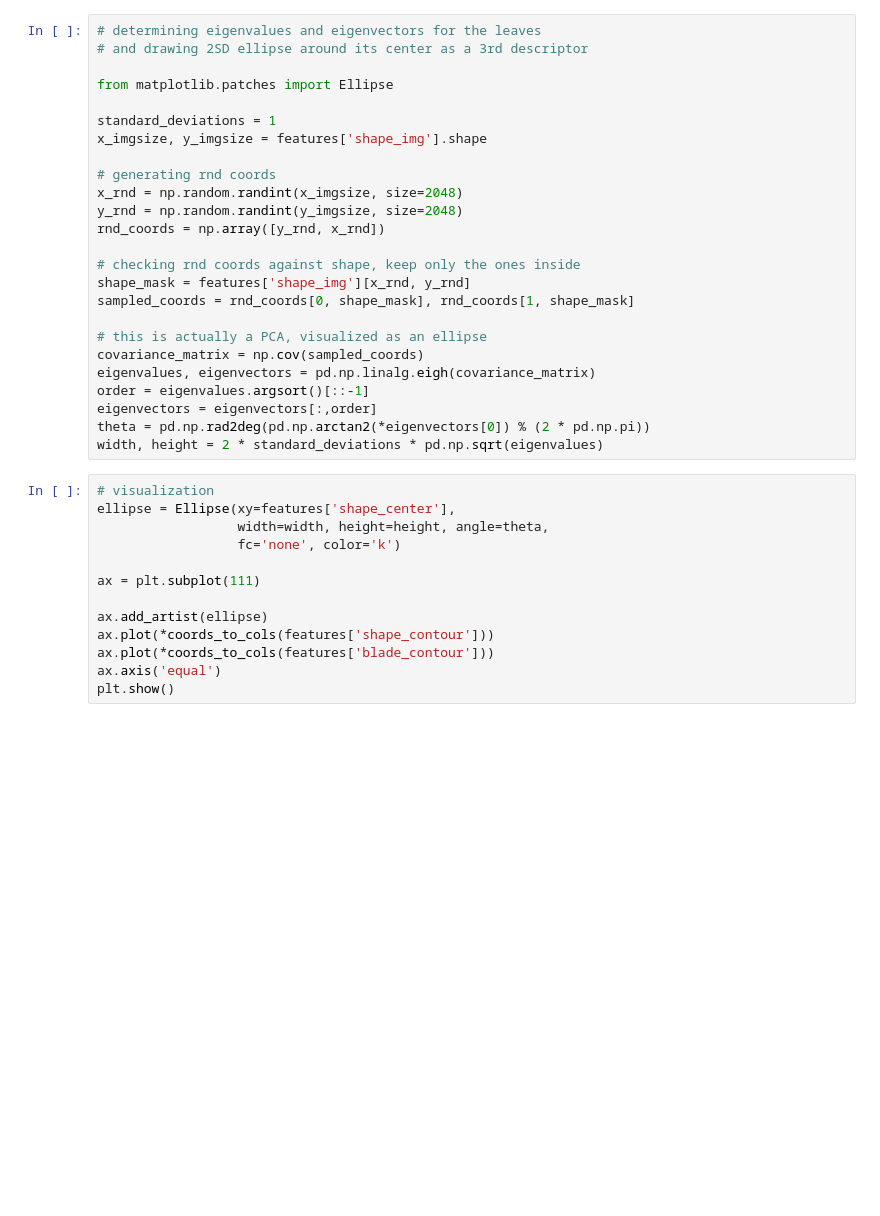
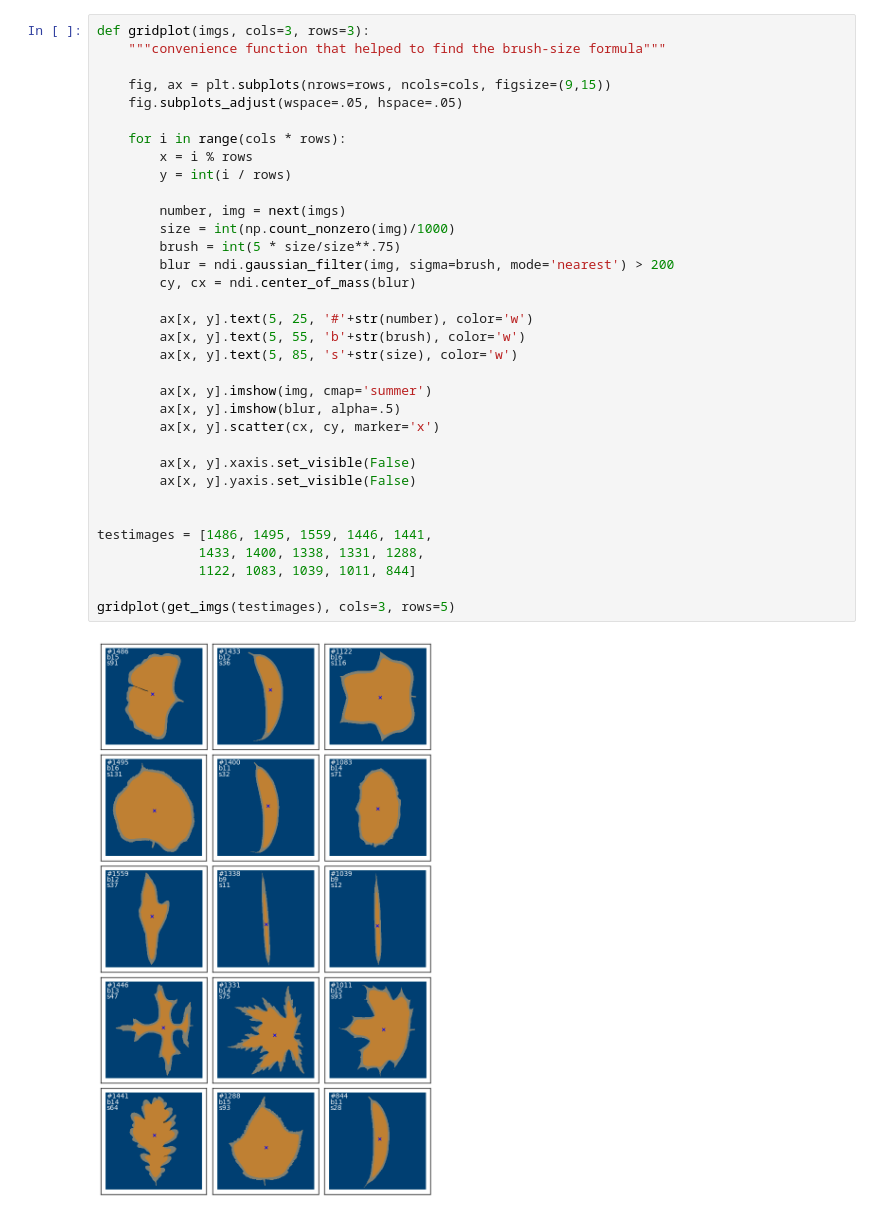
Before and after one commit to lorinc/kaggle-notebooks, a Jupyter notebook: leaf_feature_extraction.ipynb, the cells around one changed output. Saved outputs shown, nothing was run; the diff lists cells and outputs as text; blank space fills up the shorter version.

```diff
--- a/leaf_feature_extraction.ipynb
+++ b/leaf_feature_extraction.ipynb
@@ -206,38 +114,36 @@ plt.plot(*features['blade_series'])
-# %%
-# determining eigenvalues and eigenvectors for the leaves
-# and drawing 2SD ellipse around its center as a 3rd descriptor
-
-from matplotlib.patches import Ellipse
-
-standard_deviations = 1
-x_imgsize, y_imgsize = features['shape_img'].shape
-
-# generating rnd coords
-x_rnd = np.random.randint(x_imgsize, size=2048)
-y_rnd = np.random.randint(y_imgsize, size=2048)
-rnd_coords = np.array([y_rnd, x_rnd])
-
-# checking rnd coords against shape, keep only the ones inside
-shape_mask = features['shape_img'][x_rnd, y_rnd]
-sampled_coords = rnd_coords[0, shape_mask], rnd_coords[1, shape_mask]
-
-# this is actually a PCA, visualized as an ellipse
-covariance_matrix = np.cov(sampled_coords)
-eigenvalues, eigenvectors = pd.np.linalg.eigh(covariance_matrix)
-order = eigenvalues.argsort()[::-1]
-eigenvectors = eigenvectors[:,order]
-theta = pd.np.rad2deg(pd.np.arctan2(*eigenvectors[0]) % (2 * pd.np.pi))
-width, height = 2 * standard_deviations * pd.np.sqrt(eigenvalues)
-# %%
-# visualization
-ellipse = Ellipse(xy=features['shape_center'],
-                  width=width, height=height, angle=theta,
-                  fc='none', color='k')
-
-ax = plt.subplot(111)
-
-ax.add_artist(ellipse)
-ax.plot(*coords_to_cols(features['shape_contour']))
-ax.plot(*coords_to_cols(features['blade_contour']))
-ax.axis('equal')
-plt.show()
+# %%
+def gridplot(imgs, cols=3, rows=3):
+    """convenience function that helped to find the brush-size formula"""
+
+    fig, ax = plt.subplots(nrows=rows, ncols=cols, figsize=(9,15))
+    fig.subplots_adjust(wspace=.05, hspace=.05)
+
+    for i in range(cols * rows):
+        x = i % rows
+        y = int(i / rows)
+
+        number, img = next(imgs)
+        size = int(np.count_nonzero(img)/1000)
+        brush = int(5 * size/size**.75)
+        blur = ndi.gaussian_filter(img, sigma=brush, mode='nearest') > 200
+        cy, cx = ndi.center_of_mass(blur)
+
+        ax[x, y].text(5, 25, '#'+str(number), color='w')
+        ax[x, y].text(5, 55, 'b'+str(brush), color='w')
+        ax[x, y].text(5, 85, 's'+str(size), color='w')
+
+        ax[x, y].imshow(img, cmap='summer')
+        ax[x, y].imshow(blur, alpha=.5)
+        ax[x, y].scatter(cx, cy, marker='x')
+
+        ax[x, y].xaxis.set_visible(False)
+        ax[x, y].yaxis.set_visible(False)
+
+
+testimages = [1486, 1495, 1559, 1446, 1441,
+             1433, 1400, 1338, 1331, 1288,
+             1122, 1083, 1039, 1011, 844]
+
+gridplot(get_imgs(testimages), cols=3, rows=5)
+# %% [output]
+[figure, added]
```
Also changed, not shown: parts of 10 cells of this notebook.
